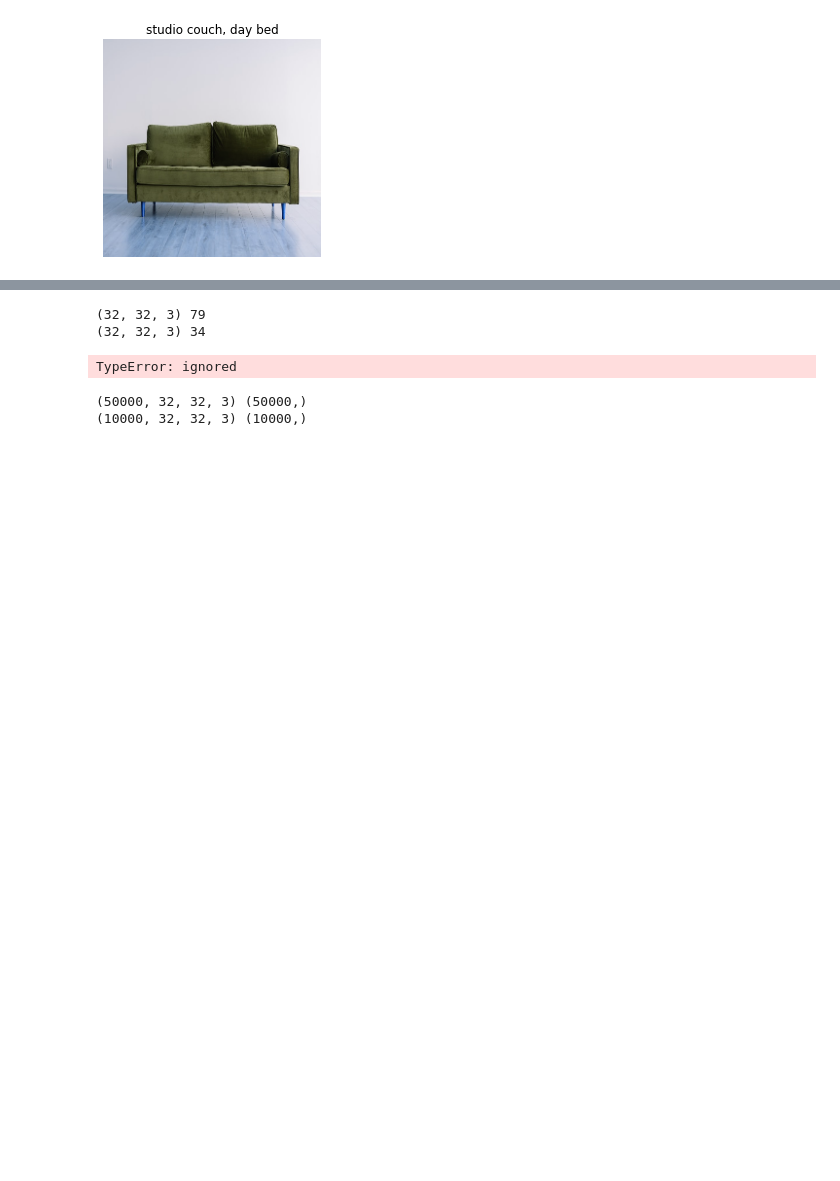
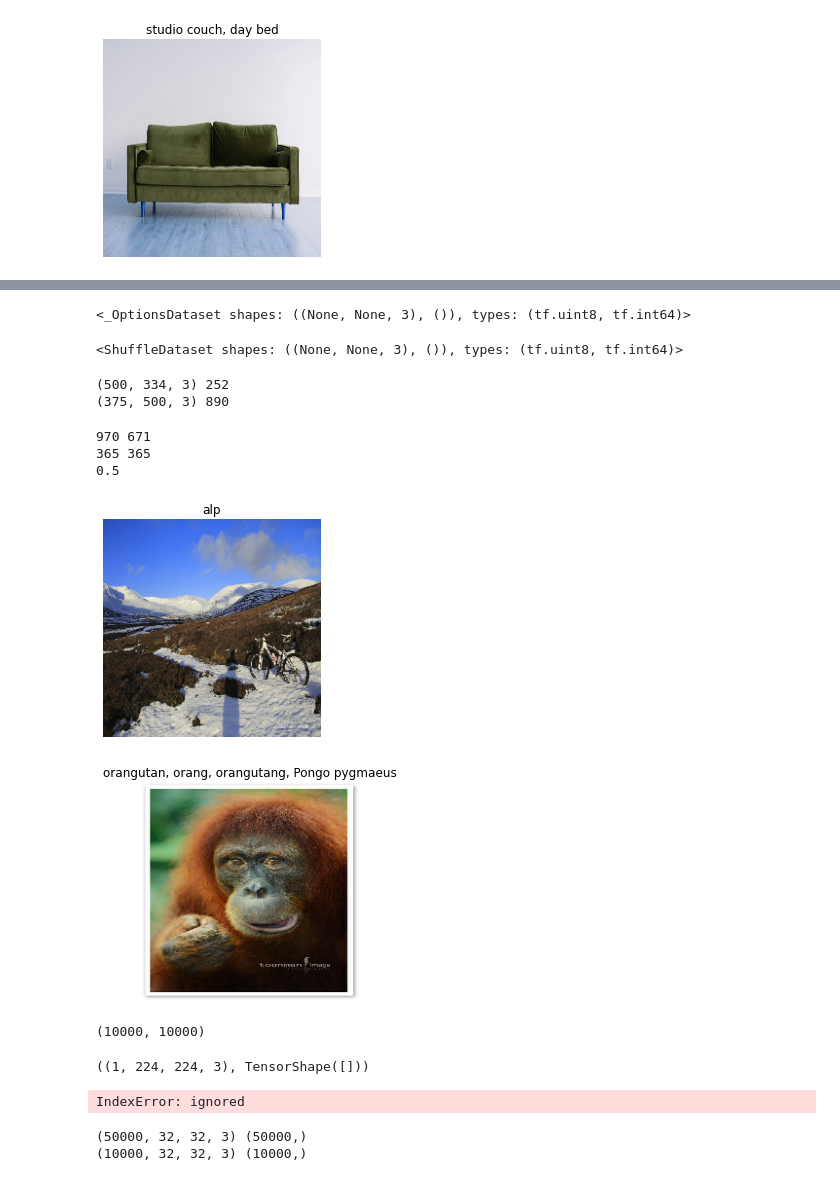
Before and after one commit to jacdorfman/uatt_proj_3, a Jupyter notebook: project-instructions-jacobd.ipynb, the cells around one changed output, grey strips where cells are left out. Drawn from its saved outputs; the diff is of its cells as text; code cells hidden in the pictures; blank space fills up the shorter version.

```diff
--- a/project-instructions-jacobd.ipynb
+++ b/project-instructions-jacobd.ipynb
@@ -1213,3 +1211,0 @@ from tensorflow.keras.datasets import cifar100
-# %%
-cifar_test,info = tfds.load(name='cifar100',split='test',shuffle_files=True,with_info=True)
-cifar_test = cifar_test.shuffle(5000).take(2)
@@ -1229,9 +1211,0 @@ FeaturesDict({
-# %%
-for example in cifar_test:  # example is `{'image': tf.Tensor, 'label': tf.Tensor}`
-  # print(list(example.keys()))
-  image = example["image"]
-  label = example["label"]
-  print(image.shape, label.numpy())
-# %% [output]
-(32, 32, 3) 79
-(32, 32, 3) 34
@@ -1257,0 +1212,45 @@ print(true_count/total_count)
+# %%
+imgnetv2 = tfds.load('imagenet_v2',split='test',shuffle_files=True,as_supervised=True)
+# %%
+imgnetv2
+# %% [output]
+<_OptionsDataset shapes: ((None, None, 3), ()), types: (tf.uint8, tf.int64)>
+# %%
+imgnetv2.shuffle(5000)
+# %% [output]
+<ShuffleDataset shapes: ((None, None, 3), ()), types: (tf.uint8, tf.int64)>
+# %%
+for example in imgnetv2.take(2):  # example is `{'image': tf.Tensor, 'label': tf.Tensor}`
+  image = example[0]
+  label = example[1]
+  print(image.shape, label.numpy())
+# %% [output]
+(500, 334, 3) 252
+(375, 500, 3) 890
+# %%
+true_count = 0
+total_count = 0
+for x in imgnetv2.take(2):
+  class_id = x[1].numpy()
+  # print(class_id)
+  image = x[0]
+  # plt.figure()
+  # plt.imshow(image)
+
+  # print(x['image']) #.numpy())
+  # print(image)
+  np_image = np.uint8(image)
+  # np_image[:]
+  # print(type(np_image))
+  pred = test_image_in_mem(np_image)
+  print(pred,class_id)
+  if pred==class_id:
+    true_count += 1
+  total_count += 1
+print(true_count/total_count)
+# %% [output]
+970 671
+365 365
+0.5
+[figure, added]
+[figure, added]
@@ -1258,7 +1266,15 @@ print(true_count/total_count)
+# %%
+len(imgnetv2_x),len(imgnetv2_y)
+# %% [output]
+(10000, 10000)
+# %%
+imgnetv2_x[0].shape,imgnetv2_y[1].shape
+# %% [output]
+((1, 224, 224, 3), TensorShape([]))
 # %%
-test_loss, test_acc = model.evaluate((cifar_test['image'],cifar_test['label']), verbose=1)
+test_loss, test_acc = model.evaluate(imgnetv2_x,imgnetv2_y, verbose=2)
 # %% [output]
-TypeError: ignored
+IndexError: ignored
 # %%
 opt = tf.keras.optimizers.SGD(learning_rate=0.01, momentum=0.9)
 model.compile(optimizer=opt, loss=tf.keras.losses.CategoricalCrossentropy(), metrics=['accuracy'])
```
Also changed, not shown: parts of 6 cells of this notebook.
